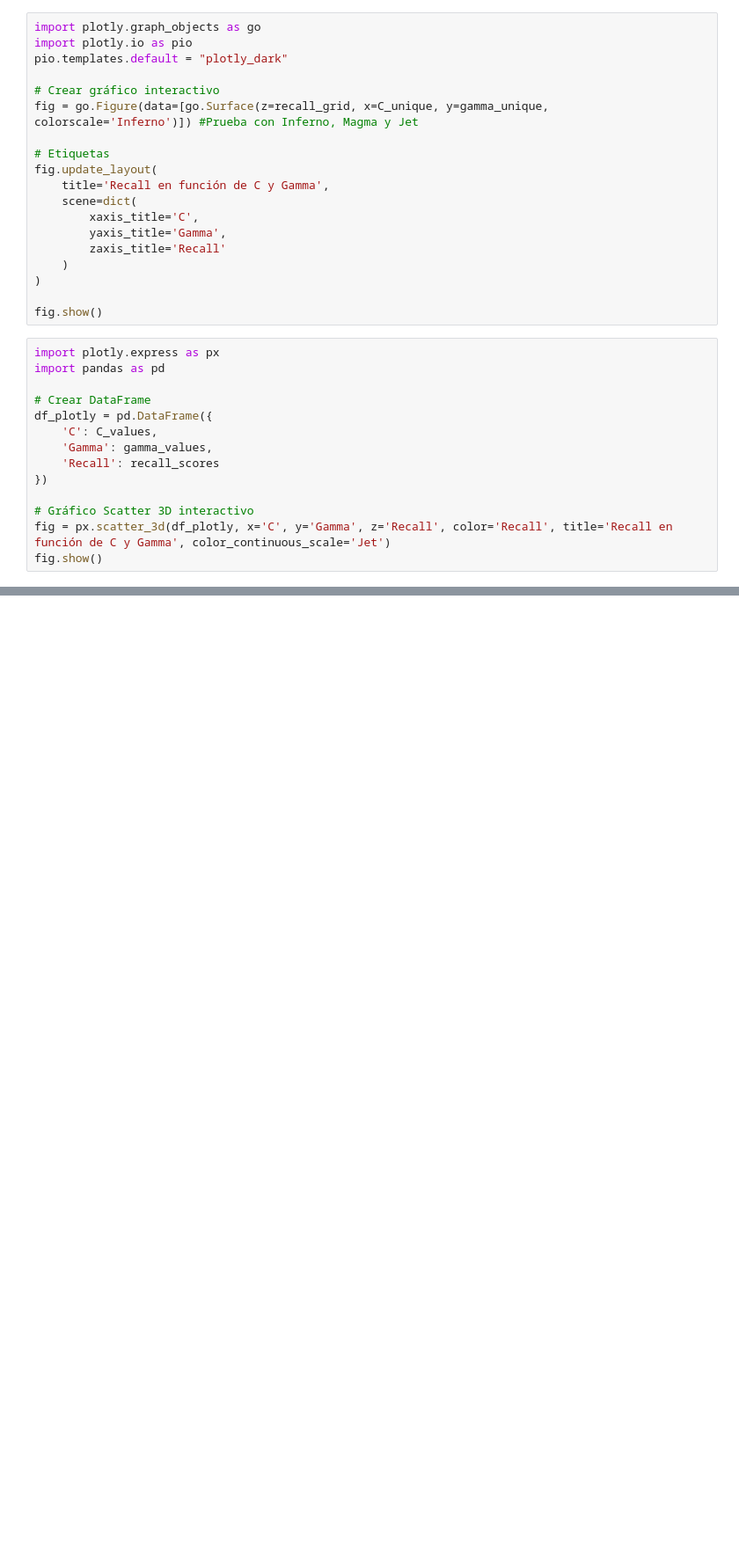
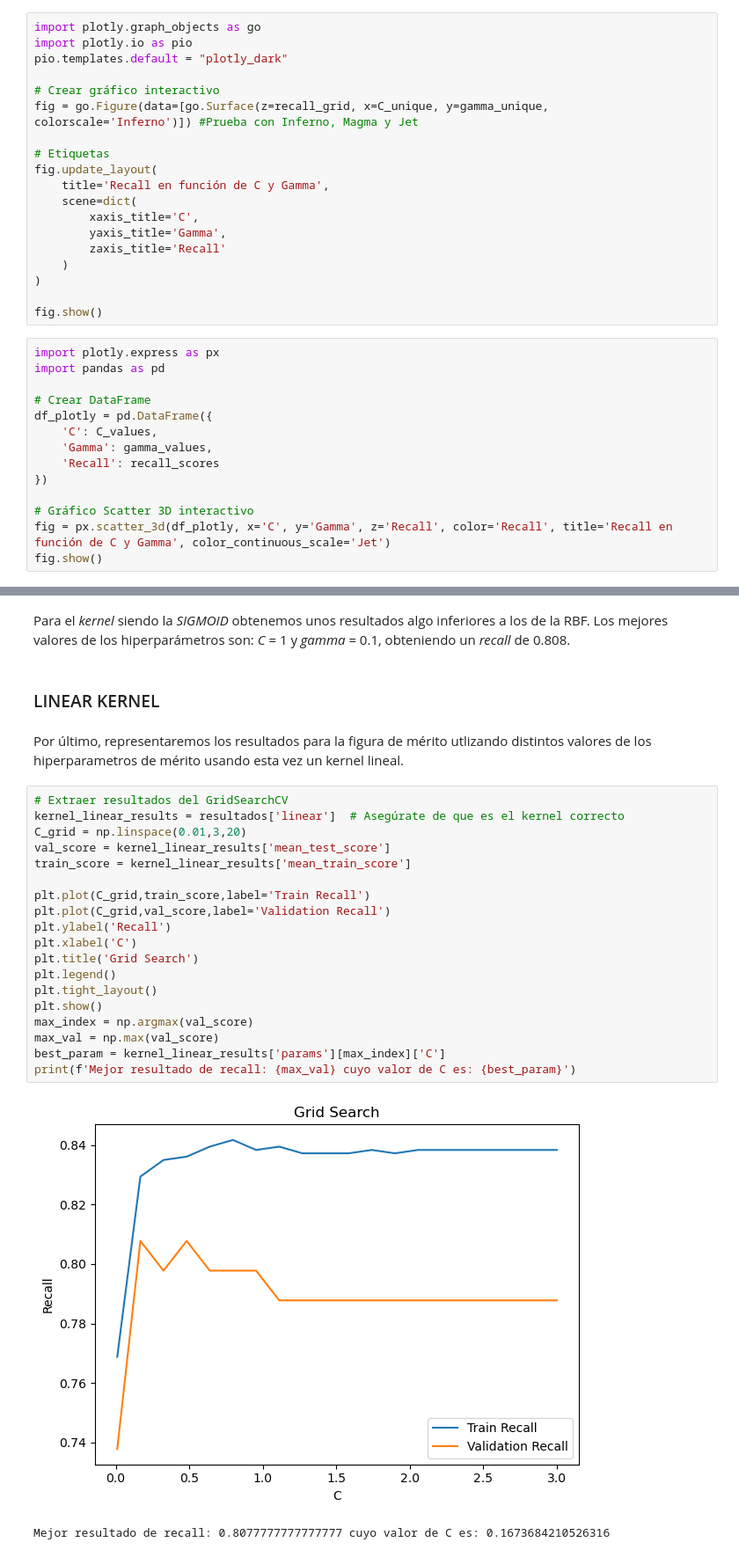
Before and after one commit to alvaar04/Tarea2ML, a Jupyter notebook: G08.ipynb, the cells around one changed output, grey strips where cells are left out. Shown: that part at 88% size. Saved outputs shown, nothing was run; the diff lists cells and outputs as text; blank space fills up the shorter version.

```diff
--- a/G08.ipynb
+++ b/G08.ipynb
@@ -401,0 +456,28 @@ fig.show()
+# %% [markdown]
+Para el *kernel* siendo la *SIGMOID* obtenemos unos resultados algo inferiores a los de la RBF. Los mejores valores de los hiperparámetros son: *C* = 1 y *gamma* = 0.1, obteniendo un *recall* de 0.808.
+# %% [markdown]
+### LINEAR KERNEL
+# %% [markdown]
+Por último, representaremos los resultados para la figura de mérito utlizando distintos valores de los hiperparametros de mérito usando esta vez un kernel lineal.
+# %%
+# Extraer resultados del GridSearchCV
+kernel_linear_results = resultados['linear']  # Asegúrate de que es el kernel correcto
+C_grid = np.linspace(0.01,3,20)
+val_score = kernel_linear_results['mean_test_score']
+train_score = kernel_linear_results['mean_train_score']
+
+plt.plot(C_grid,train_score,label='Train Recall')
+plt.plot(C_grid,val_score,label='Validation Recall')
+plt.ylabel('Recall')
+plt.xlabel('C')
+plt.title('Grid Search')
+plt.legend()
+plt.tight_layout()
+plt.show()
+max_index = np.argmax(val_score)
+max_val = np.max(val_score)
+best_param = kernel_linear_results['params'][max_index]['C']
+print(f'Mejor resultado de recall: {max_val} cuyo valor de C es: {best_param}')
+# %% [output]
+[figure, added]
+Mejor resultado de recall: 0.8077777777777777 cuyo valor de C es: 0.1673684210526316
```
Also changed, not shown: parts of 21 cells of this notebook.
